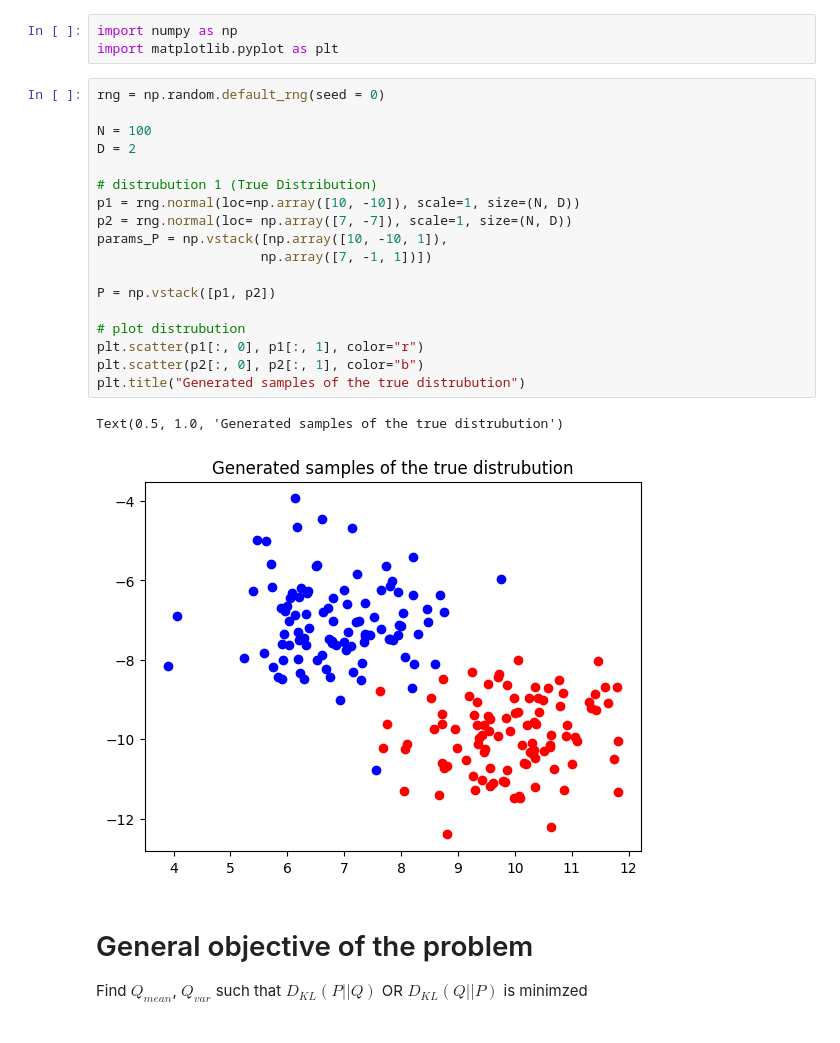
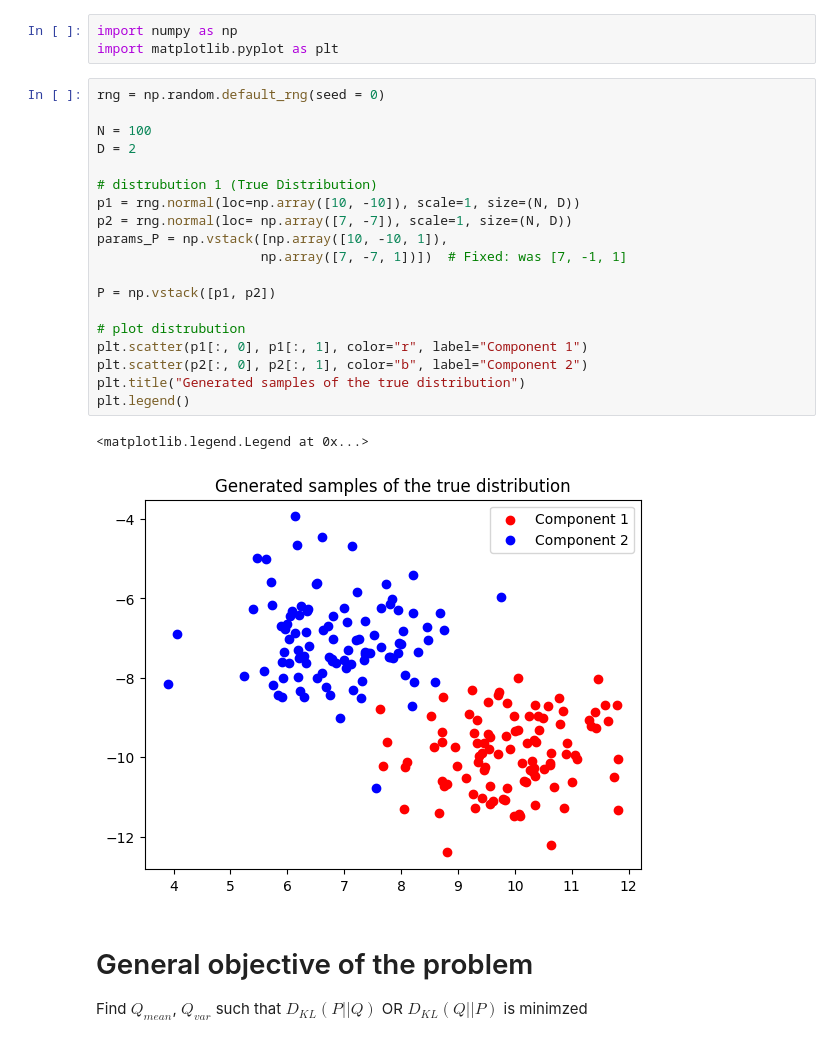
Before and after one commit to adityapaikrao/ML-algorithms-from-scratch, a Jupyter notebook: basics/KL.ipynb, the cells around one changed output. Drawn from its saved outputs; the diff is of its cells as text.

```diff
--- a/basics/KL.ipynb
+++ b/basics/KL.ipynb
@@ -6,24 +6,25 @@ import matplotlib.pyplot as plt
 # %%
 rng = np.random.default_rng(seed = 0)
 
 N = 100
 D = 2
 
 # distrubution 1 (True Distribution)
 p1 = rng.normal(loc=np.array([10, -10]), scale=1, size=(N, D))
 p2 = rng.normal(loc= np.array([7, -7]), scale=1, size=(N, D))
 params_P = np.vstack([np.array([10, -10, 1]),
-                     np.array([7, -1, 1])])
+                     np.array([7, -7, 1])])  # Fixed: was [7, -1, 1]
 
 P = np.vstack([p1, p2])
 
 # plot distrubution
-plt.scatter(p1[:, 0], p1[:, 1], color="r")
-plt.scatter(p2[:, 0], p2[:, 1], color="b")
-plt.title("Generated samples of the true distrubution")
+plt.scatter(p1[:, 0], p1[:, 1], color="r", label="Component 1")
+plt.scatter(p2[:, 0], p2[:, 1], color="b", label="Component 2")
+plt.title("Generated samples of the true distribution")
+plt.legend()
 # %% [output]
-Text(0.5, 1.0, 'Generated samples of the true distrubution')
+<matplotlib.legend.Legend at 0x...>
-[figure, old version]
+[figure, new version]
 # %% [markdown]
 # General objective of the problem
 
```
Also changed, not shown: parts of 6 cells of this notebook.
